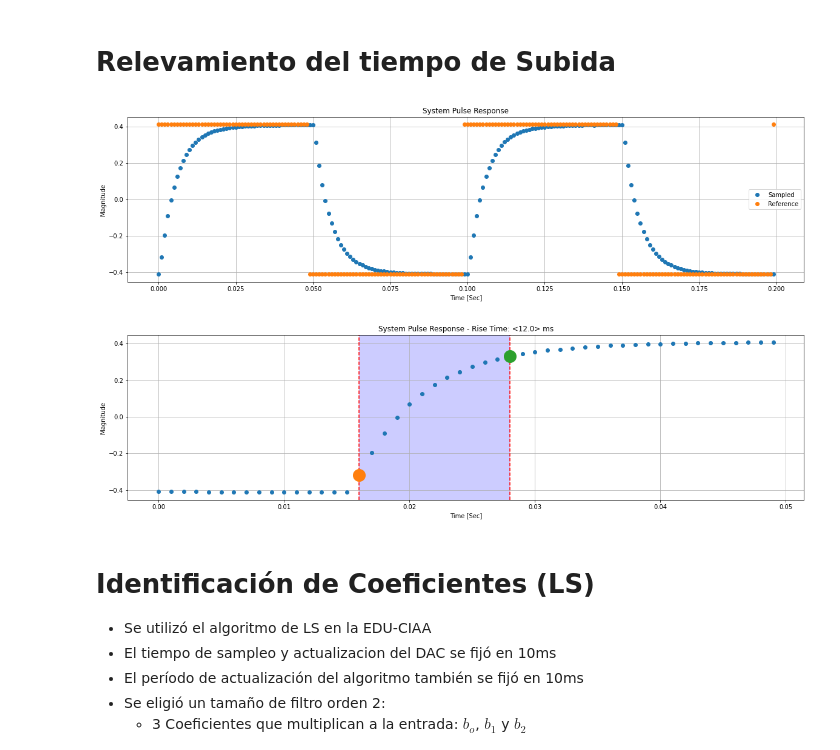
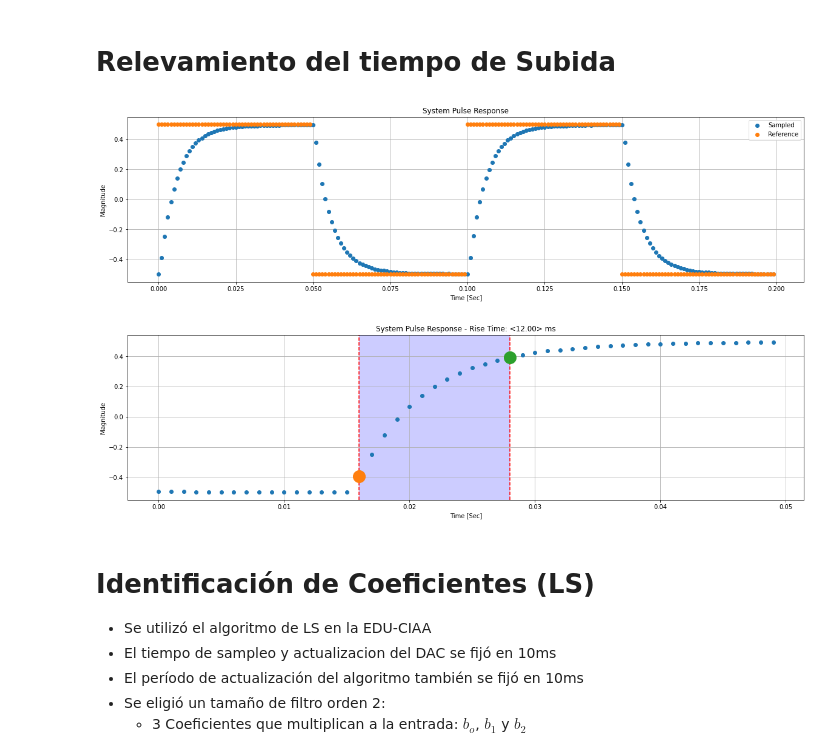
Before and after one commit to lorsi96/System-Identification-Control-for-RCRC-Circuit, a Jupyter notebook: informe.ipynb, the cells around one changed output. Saved outputs shown, nothing was run; the diff lists cells and outputs as text; code cells hidden in the pictures.

```diff
--- a/informe.ipynb
+++ b/informe.ipynb
@@ -50,22 +65,22 @@ def calc_risetime(data: np.ndarray, timearr: np.ndarray):
 # Relevamiento del tiempo de Subida
 # %%
 # Cargamos los datos.
-data = pd.read_csv('csvs/resp_step_half.csv')
+data = pd.read_csv('csvs/step_resp.csv')
 sd = extract_data(data, periods=2)
 
 # Ploteamos dos ciclos.
 plt.figure(figsize=(20, 5))
 plt.plot(sd['Time'], sd['ADC'], 'o', label='Sampled')
 plt.plot(sd['Time'], sd['DAC'], 'o', label='Reference')
 plt.title('System Pulse Response')
 plt.ylabel('Magnitude')
 plt.xlabel('Time [Sec]')
 plt.legend()
 plt.grid()
 # %% [output]
-[figure, old version]
+[figure, new version]
 # %%
-sd2 = extract_data(data, 1/2, samples_offset=85)
+sd2 = extract_data(data, 1/2, samples_offset=185)
 rs, (t1, t2) = calc_risetime(sd2['ADC'], sd2['Time'])
 
 # Graficamos.
@@ -76,12 +91,12 @@ plt.axvline(sd2['Time'][t2], color='red', linestyle='--')
 plt.axvspan(sd2['Time'][t1], sd2['Time'][t2], facecolor='blue', alpha=0.2)
 plt.plot(sd2['Time'][t1], sd2['ADC'][t1], 'o', markersize=20)
 plt.plot(sd2['Time'][t2], sd2['ADC'][t2], 'o', markersize=20)
-plt.title(f'System Pulse Response - Rise Time: <{rs * 1000}> ms')
+plt.title(f'System Pulse Response - Rise Time: <{rs * 1000:.2f}> ms')
 plt.ylabel('Magnitude')
 plt.xlabel('Time [Sec]')
 plt.grid()
 # %% [output]
-[figure, old version]
+[figure, new version]
 # %% [markdown]
 # Identificación de Coeficientes (LS)
 * Se utilizó el algoritmo de LS en la EDU-CIAA
```
Also changed, not shown: parts of 9 cells of this notebook, 7 other files.
